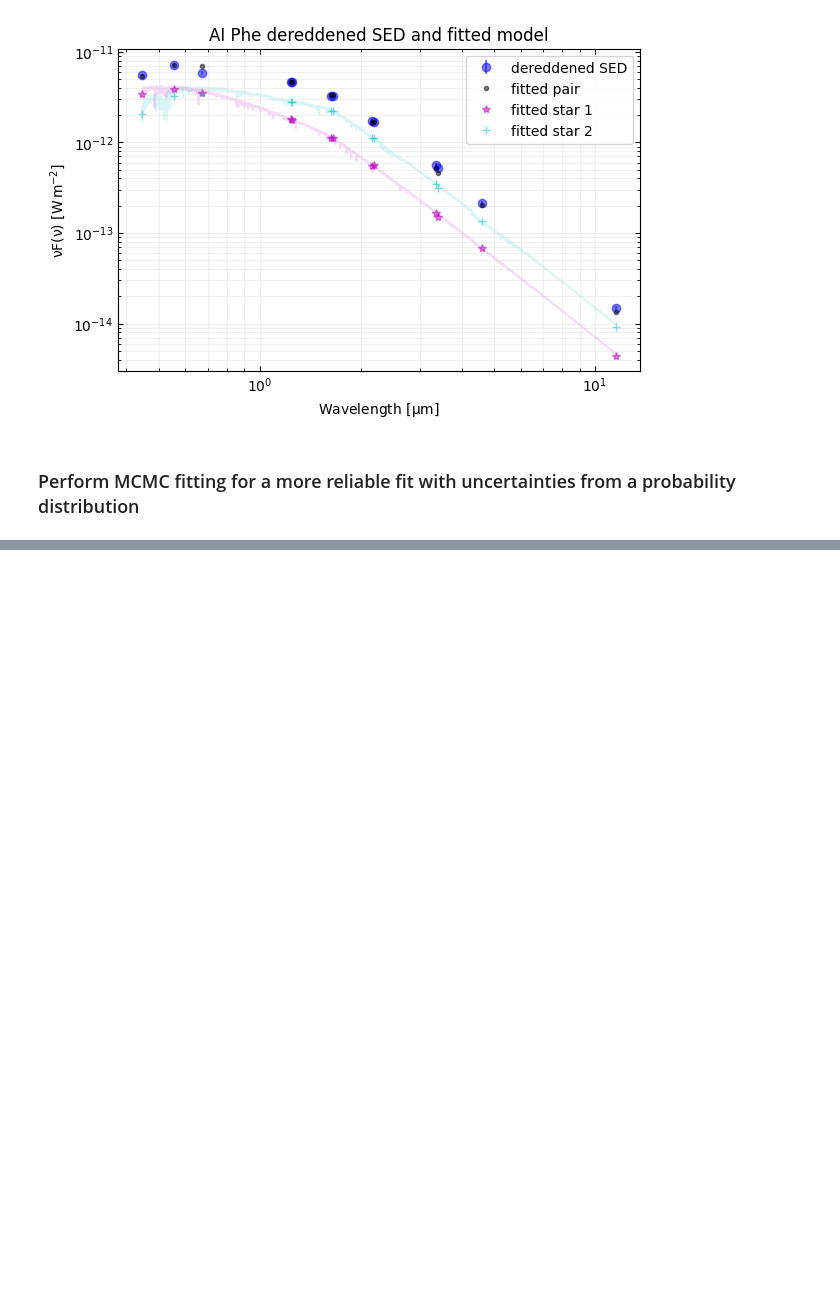
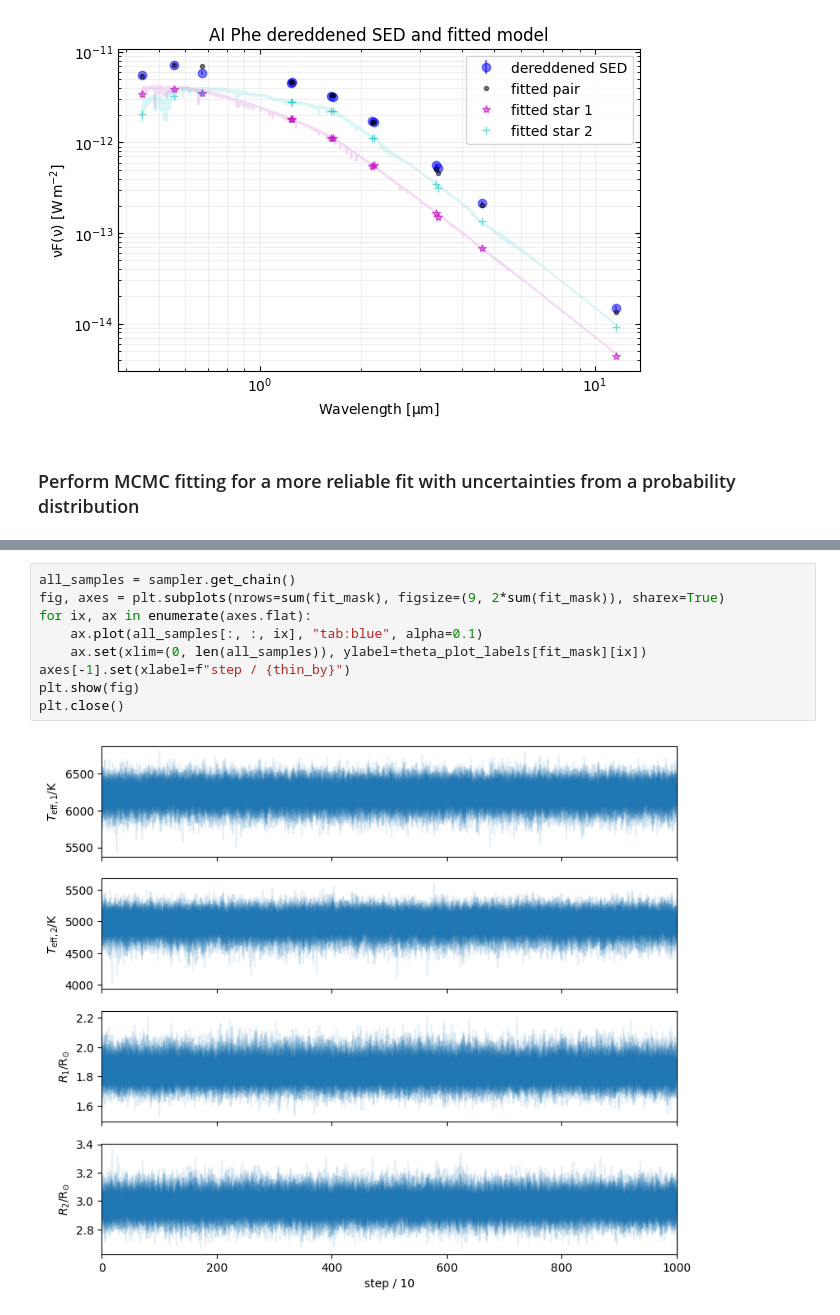
Before and after one commit to SteveOv/sed_fit, a Jupyter notebook: fitting-a-sed-new.ipynb, the cells around one changed output, grey strips where cells are left out. Saved outputs shown, nothing was run; the diff lists cells and outputs as text; blank space fills up the shorter version.

Commit message:
added a plot showing the sampler chains

```diff
--- a/fitting-a-sed-new.ipynb
+++ b/fitting-a-sed-new.ipynb
@@ -417,3 +417,14 @@ The MCMC fit yielded theta:  [(6.225+/-0.153)e+03*, (4.982+/-0.163)e+03*, (4.000
+# %%
+all_samples = sampler.get_chain()
+fig, axes = plt.subplots(nrows=sum(fit_mask), figsize=(9, 2*sum(fit_mask)), sharex=True)
+for ix, ax in enumerate(axes.flat):
+    ax.plot(all_samples[:, :, ix], "tab:blue", alpha=0.1)
+    ax.set(xlim=(0, len(all_samples)), ylabel=theta_plot_labels[fit_mask][ix])
+axes[-1].set(xlabel=f"step / {thin_by}")
+plt.show(fig)
+plt.close()
+# %% [output]
+[figure, added]
 # %%
 samples = samples_from_sampler(sampler, thin_by=thin_by, flat=True)
 plt.show(corner.corner(samples, show_titles=True, plot_datapoints=True, quantiles=[0.16, 0.5, 0.84],
```
Also changed, not shown: parts of 8 cells of this notebook.
